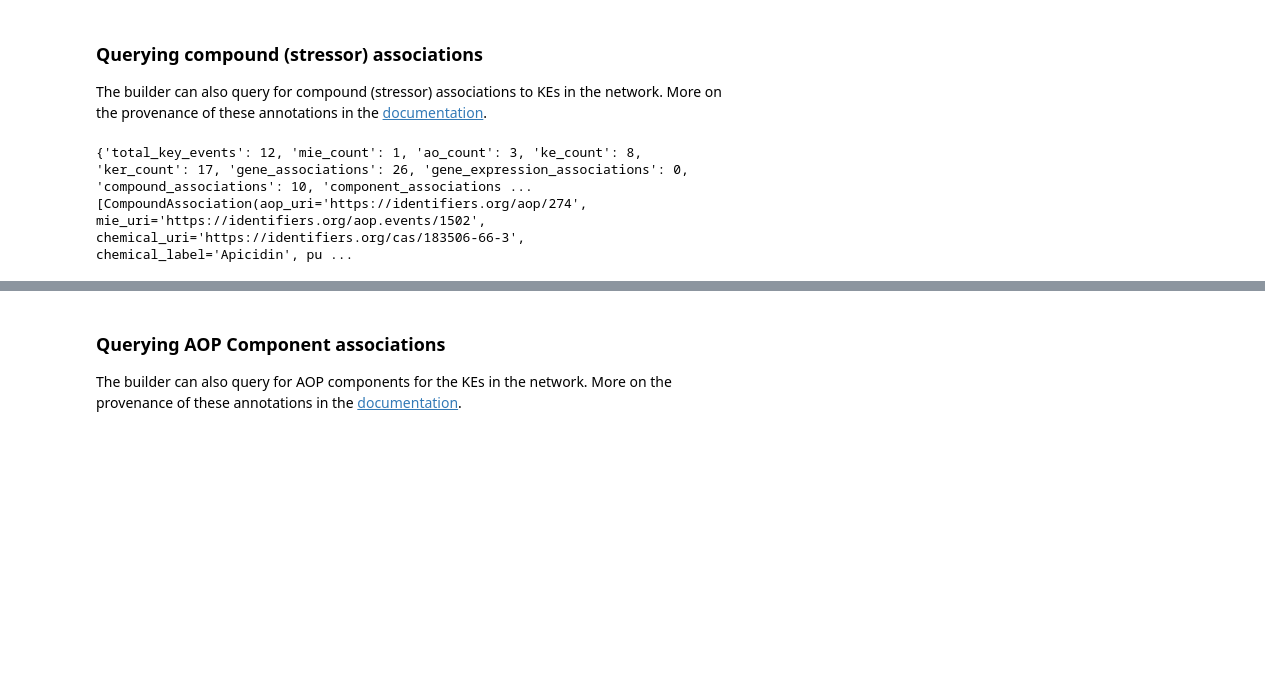
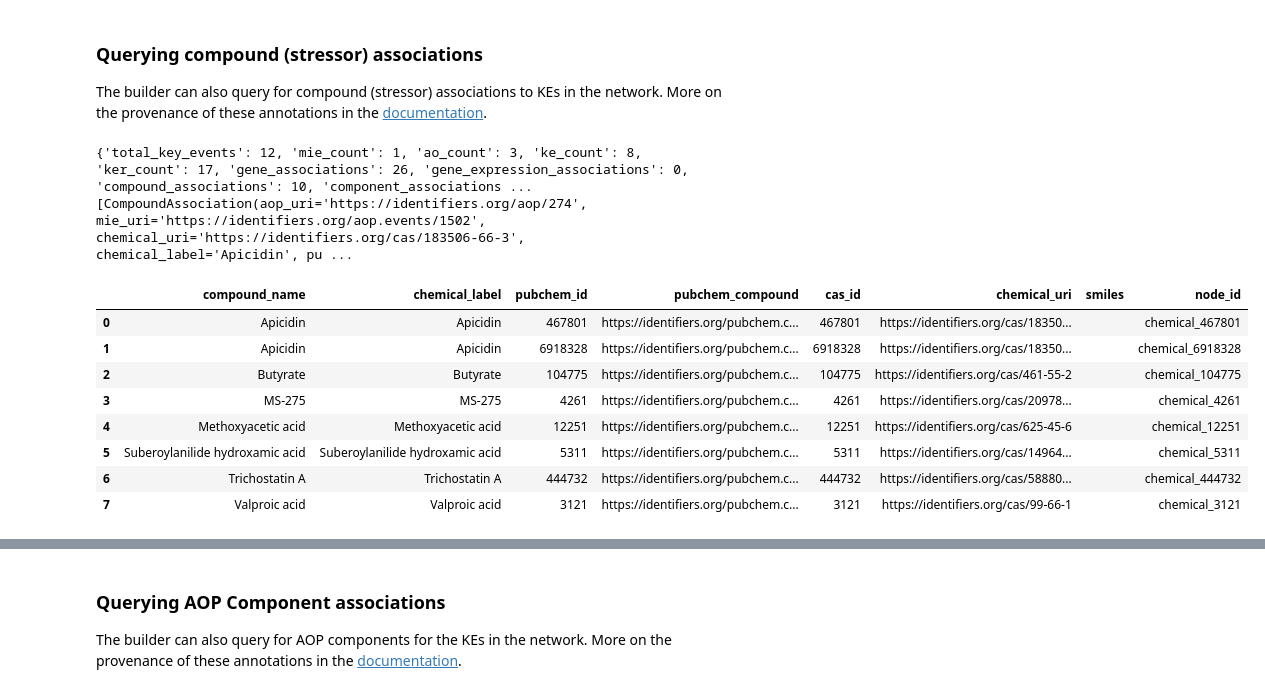
Before and after one commit to jmillanacosta/pyaop, a Jupyter notebook: docs/notebooks/00_build_from_aopwikirdf.ipynb, the cells around one changed output, grey strips where cells are left out. Saved outputs shown, nothing was run; the diff lists cells and outputs as text; code cells hidden in the pictures; blank space fills up the shorter version.

```diff
--- a/docs/notebooks/00_build_from_aopwikirdf.ipynb
+++ b/docs/notebooks/00_build_from_aopwikirdf.ipynb
@@ -83,7 +132,18 @@ The builder can also query for compound (stressor) associations to KEs in the ne
 # %%
 builder.query_compounds_for_network()
 print(builder.network.get_summary())
 print(builder.network.compound_associations)
+compound_df = pd.DataFrame(builder.network.compound_table())
+compound_df
 # %% [output]
 {'total_key_events': 12, 'mie_count': 1, 'ao_count': 3, 'ke_count': 8, 'ker_count': 17, 'gene_associations': 26, 'gene_expression_associations': 0, 'compound_associations': 10, 'component_associations ...
 [CompoundAssociation(aop_uri='https://identifiers.org/aop/274', mie_uri='https://identifiers.org/aop.events/1502', chemical_uri='https://identifiers.org/cas/183506-66-3', chemical_label='Apicidin', pu ...
+|  | compound_name | chemical_label | pubchem_id | pubchem_compound | cas_id | chemical_uri | smiles | node_id |
+| 0 | Apicidin | Apicidin | 467801 | https://identifiers.org/pubchem.c... | 467801 | https://identifiers.org/cas/18350... |  | chemical_467801 |
+| 1 | Apicidin | Apicidin | 6918328 | https://identifiers.org/pubchem.c... | 6918328 | https://identifiers.org/cas/18350... |  | chemical_6918328 |
+| 2 | Butyrate | Butyrate | 104775 | https://identifiers.org/pubchem.c... | 104775 | https://identifiers.org/cas/461-55-2 |  | chemical_104775 |
+| 3 | MS-275 | MS-275 | 4261 | https://identifiers.org/pubchem.c... | 4261 | https://identifiers.org/cas/20978... |  | chemical_4261 |
+| 4 | Methoxyacetic acid | Methoxyacetic acid | 12251 | https://identifiers.org/pubchem.c... | 12251 | https://identifiers.org/cas/625-45-6 |  | chemical_12251 |
+| 5 | Suberoylanilide hydroxamic acid | Suberoylanilide hydroxamic acid | 5311 | https://identifiers.org/pubchem.c... | 5311 | https://identifiers.org/cas/14964... |  | chemical_5311 |
+| 6 | Trichostatin A | Trichostatin A | 444732 | https://identifiers.org/pubchem.c... | 444732 | https://identifiers.org/cas/58880... |  | chemical_444732 |
+| 7 | Valproic acid | Valproic acid | 3121 | https://identifiers.org/pubchem.c... | 3121 | https://identifiers.org/cas/99-66-1 |  | chemical_3121 |
```
Also changed, not shown: parts of 10 cells of this notebook, 1 other file.
